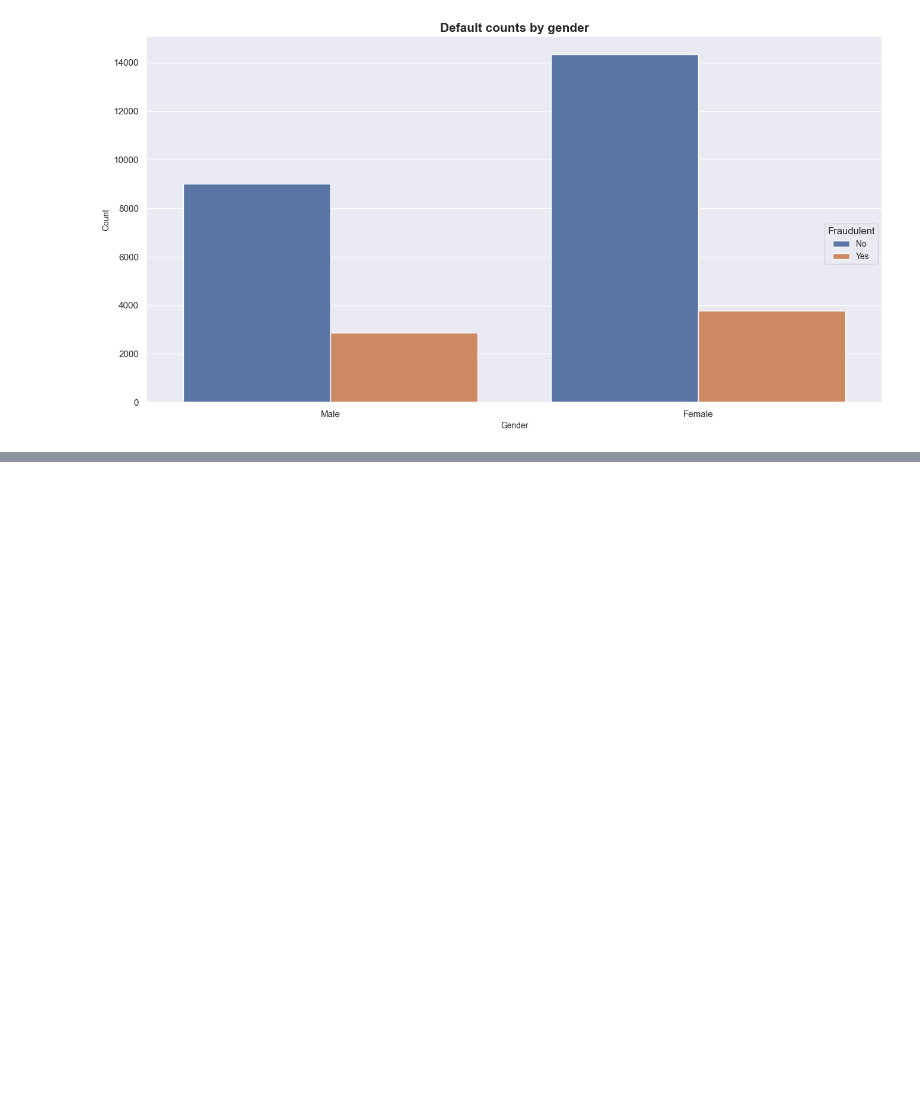
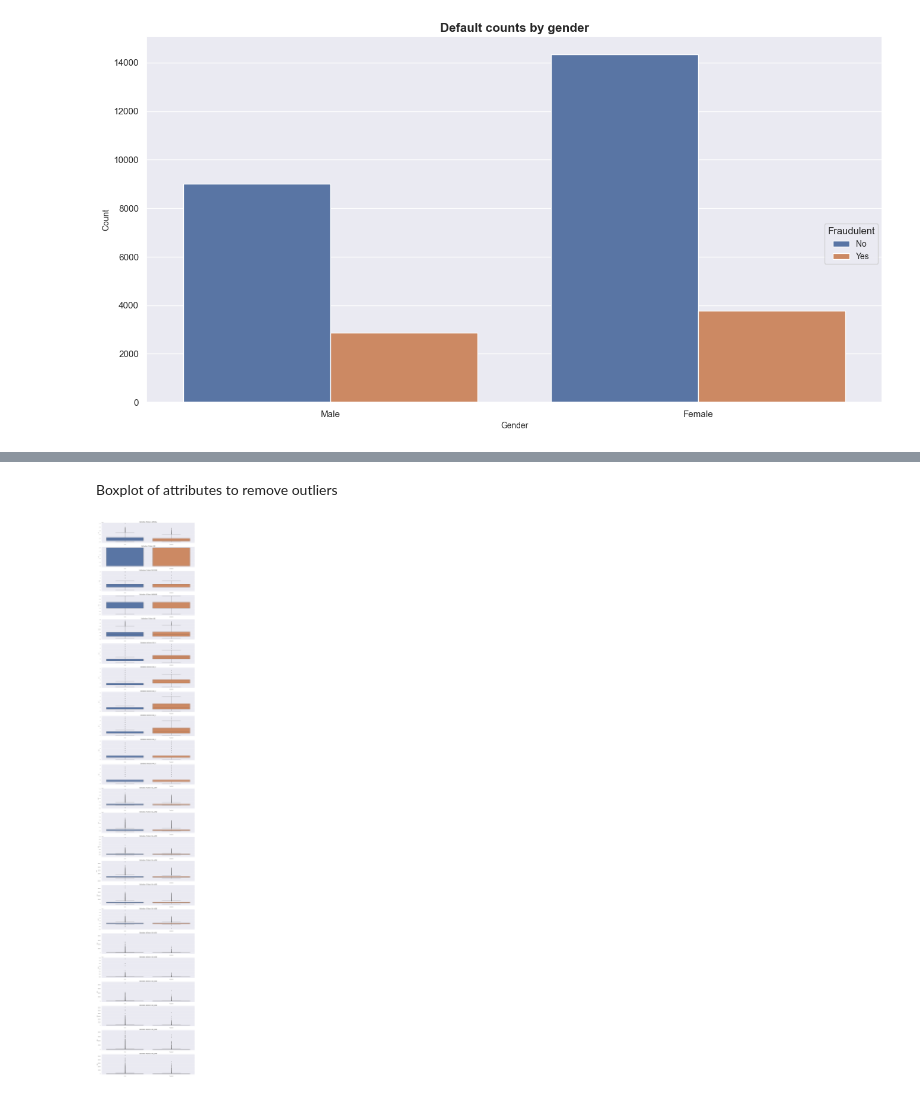
Before and after one commit to Alexius0123/Card-Fraud-Project, a Jupyter notebook: final.ipynb, the cells around one changed output, grey strips where cells are left out. Cells and saved outputs as stored; diff of their text form; code cells hidden in the pictures; blank space fills up the shorter version.

Commit message:
Include boxplot of attributes to check for outliers

```diff
--- a/final.ipynb
+++ b/final.ipynb
@@ -135,0 +134,17 @@ plt.show()
+# %% [markdown]
+Boxplot of attributes to remove outliers
+# %%
+#Boxplots to observe outliers
+columns = data.iloc[:,0:23].columns
+plt.figure(figsize=(24,36*4))
+grids = gridspec.GridSpec(23, 1)
+for grid, index in enumerate(data[columns]):
+ ax = plt.subplot(grids[grid])
+ sns.boxplot(x = "Y", y = index, data = data)
+ ax.set_xlabel("")
+ ax.set_xticks(ticks = [0,1], labels = ["Valid", "Fraudulent"])
+ ax.set_title("Distribution of Column: "  + headerdict[index], weight = "bold", fontsize = 15)
+ sns.despine(offset=10, trim=True)
+plt.show()
+# %% [output]
+[figure, added]
```
Also changed, not shown: parts of 2 cells of this notebook.
